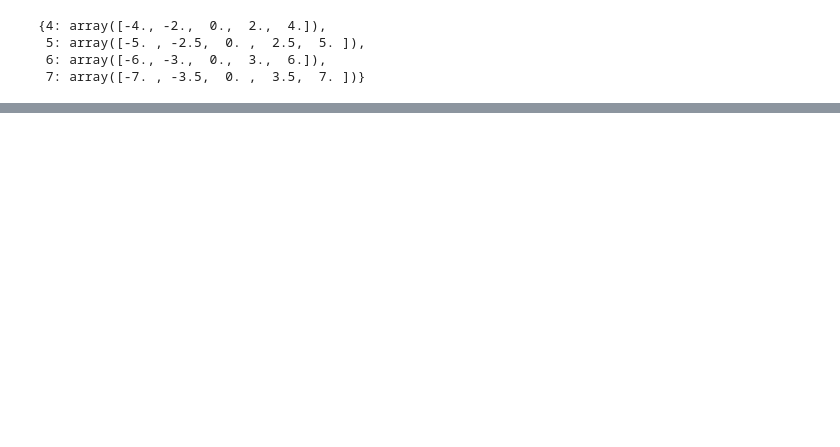
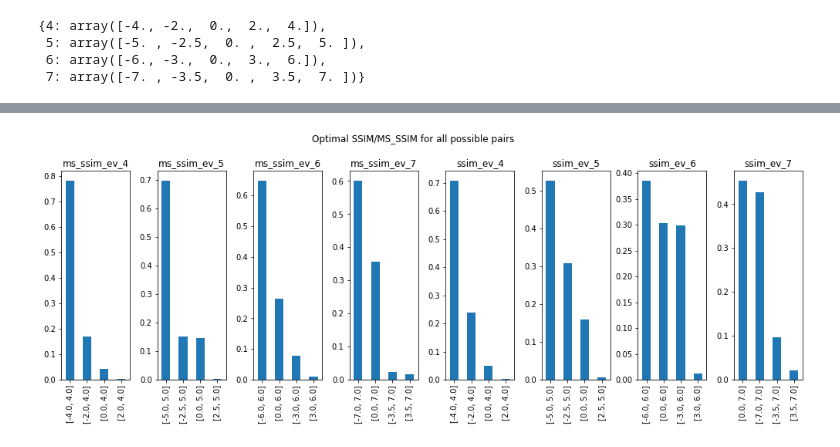
Before and after one commit to smsegal/DHDRNet, a Jupyter notebook: dhdrnet/notebooks/histograms.ipynb, the cells around one changed output, grey strips where cells are left out. Saved outputs shown, nothing was run; the diff lists cells and outputs as text; code cells hidden in the pictures; blank space fills up the shorter version.

```diff
--- a/dhdrnet/notebooks/histograms.ipynb
+++ b/dhdrnet/notebooks/histograms.ipynb
@@ -120,0 +147,17 @@ plt.hist(x,bins=100)
+# %%
+fig, ax = plt.subplots(1,len(opt_choice_ssim.columns), sharey=False)
+fig.tight_layout()
+for i, feat in enumerate(opt_choice_ssim):
+    opt_choice_ssim[feat].value_counts(normalize=True).plot(
+        kind='bar',
+        ax=ax[i],
+        figsize=(15,5),
+        title=feat
+    )
+fig.suptitle("Optimal SSIM/MS_SSIM for all possible pairs")
+plt.subplots_adjust(top=0.85,
+                   wspace=0.4)
+plt.savefig("ms_ssim_optimal")
+fig.show()
+# %% [output]
+[figure, added]
```
Also changed, not shown: parts of 18 cells of this notebook, 5 other files.
